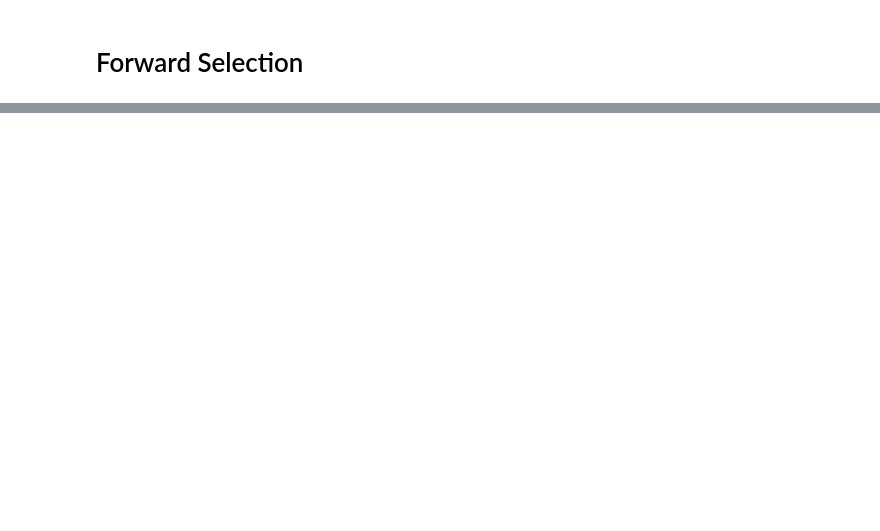
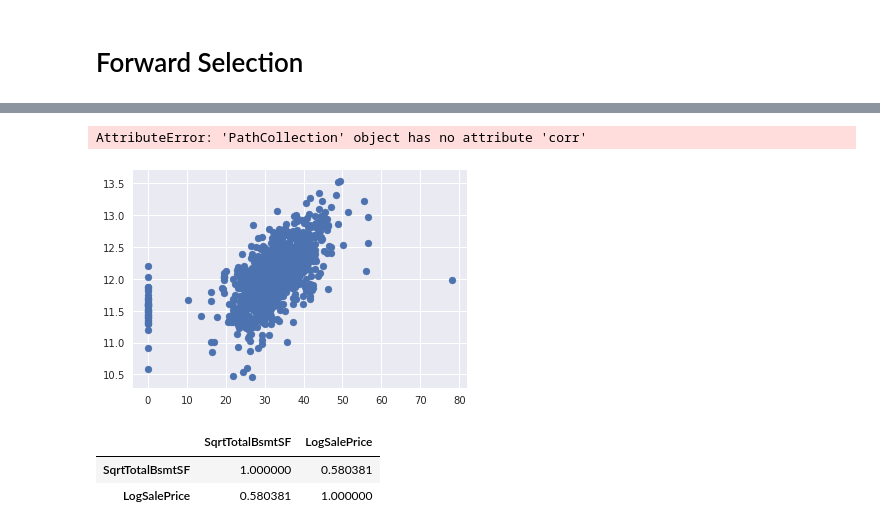
Before and after one commit to brendanfitz/kaggle, a Jupyter notebook: housing/housingRegression.ipynb, the cells around one changed output, grey strips where cells are left out. Saved outputs shown, nothing was run; the diff lists cells and outputs as text; code cells hidden in the pictures; blank space fills up the shorter version.

```diff
--- a/housing/housingRegression.ipynb
+++ b/housing/housingRegression.ipynb
@@ -256,0 +377,5 @@ strong multicollinearity or other numerical problems.
+# %%
+plt.scatter(x=np.sqrt(df['TotalBsmtSF']), y=df['LogSalePrice']).corr()
+# %% [output]
+AttributeError: 'PathCollection' object has no attribute 'corr'
+[figure, added]
@@ -256,0 +384,6 @@ strong multicollinearity or other numerical problems.
+# %%
+df[['SqrtTotalBsmtSF', 'LogSalePrice']][''].corr()
+# %% [output]
+|  | SqrtTotalBsmtSF | LogSalePrice |
+| SqrtTotalBsmtSF | 1.000000 | 0.580381 |
+| LogSalePrice | 0.580381 | 1.000000 |
```
Also changed, not shown: parts of 21 cells of this notebook, 1 other file.
